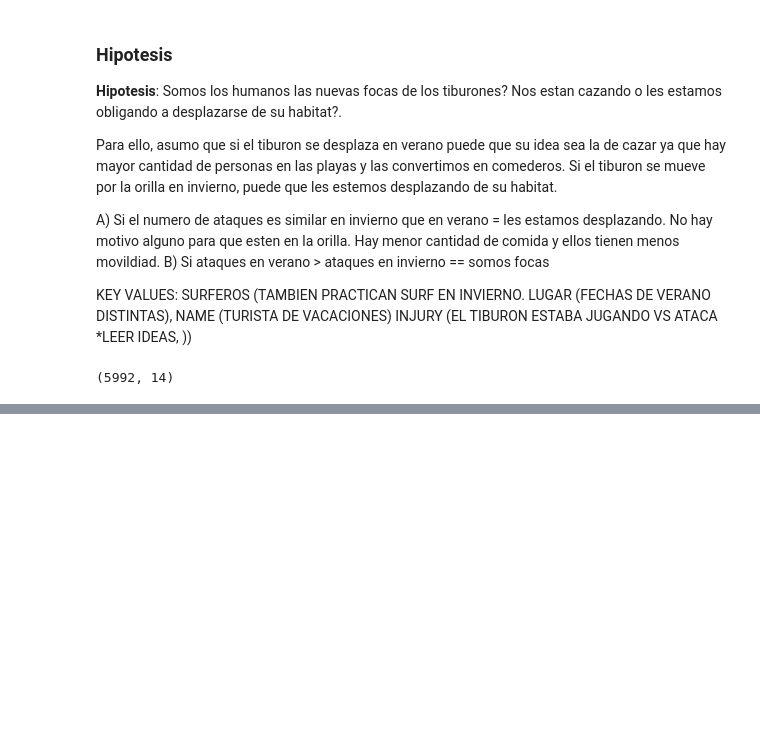
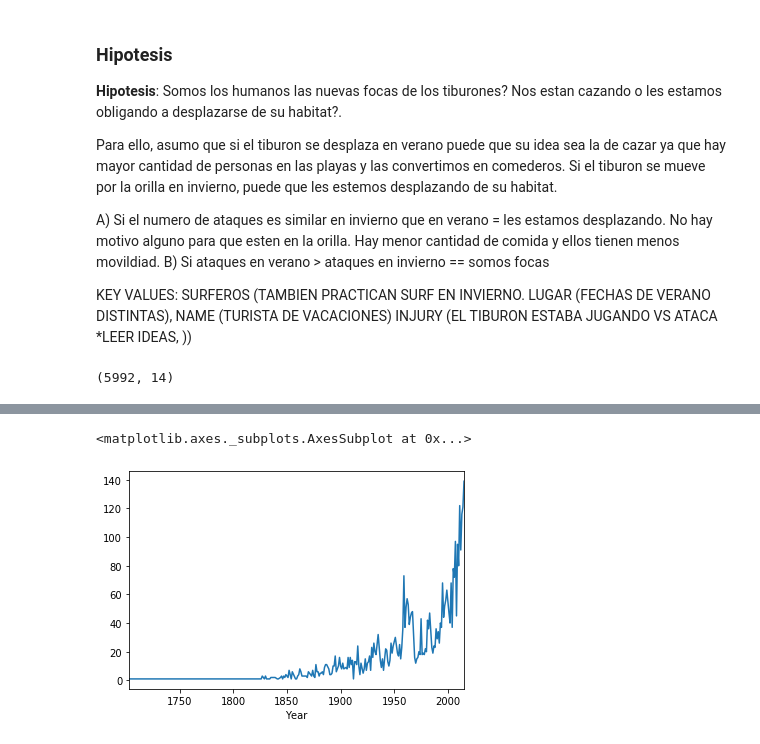
Before and after one commit to ironhack-datalabs/datamad0619, a Jupyter notebook: module-1/pandas-project/your-code/shark_project.ipynb, the cells around one changed output, grey strips where cells are left out. Cells and saved outputs as stored; diff of their text form; code cells hidden in the pictures; blank space fills up the shorter version.

Commit message:
some generic conclusions

```diff
--- a/module-1/pandas-project/your-code/shark_project.ipynb
+++ b/module-1/pandas-project/your-code/shark_project.ipynb
@@ -158,0 +162,8 @@ display(dhf.head())
+# %%
+#Conclusion 1: More attacks are being registered along years: Are we invading their ecosystem? Are they hunting us?
+
+year_size_sample = dhf.groupby(dhf['Year']).size()
+year_size_sample.plot(x='Year', y='Year')
+# %% [output]
+<matplotlib.axes._subplots.AxesSubplot at 0x...>
+[figure, added]
```
Also changed, not shown: parts of 12 cells of this notebook.
